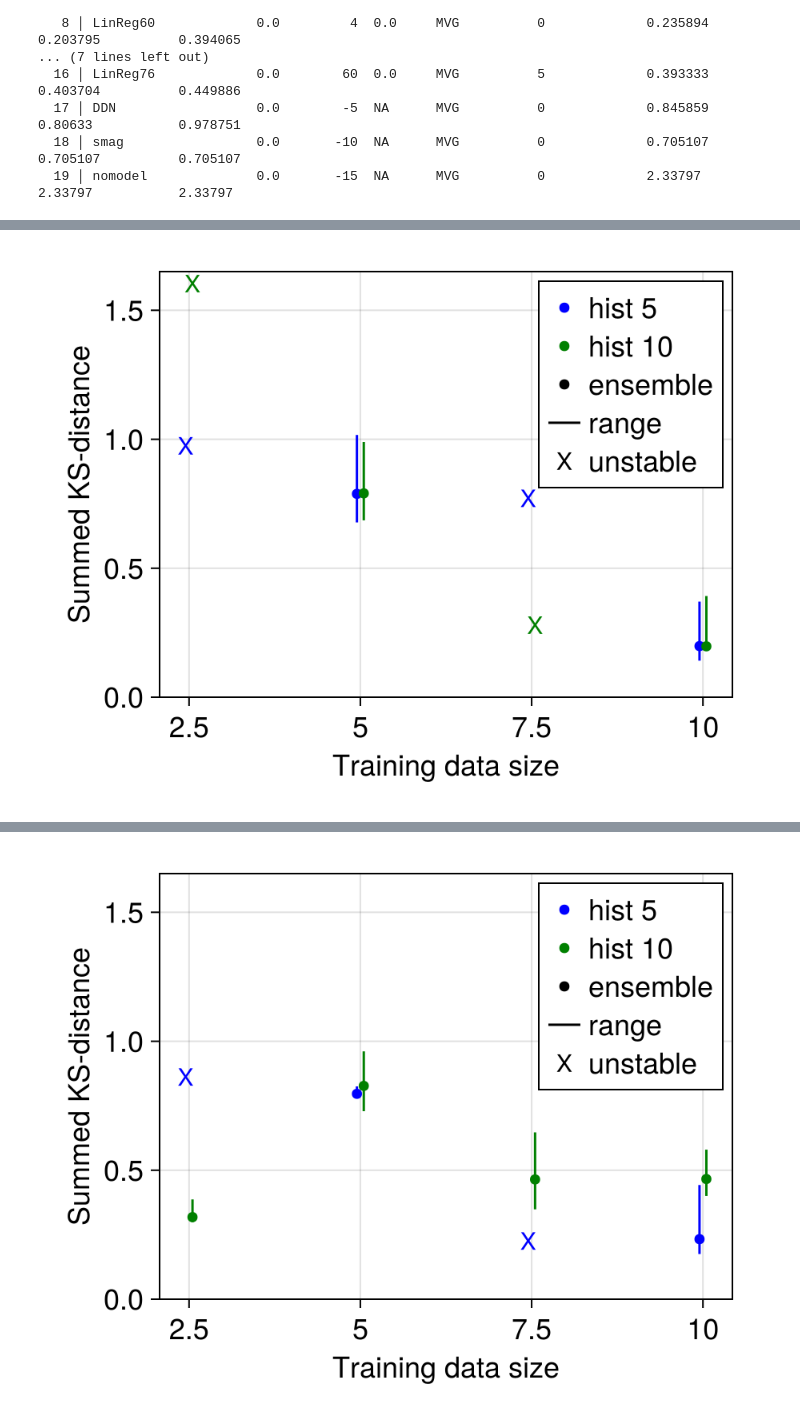
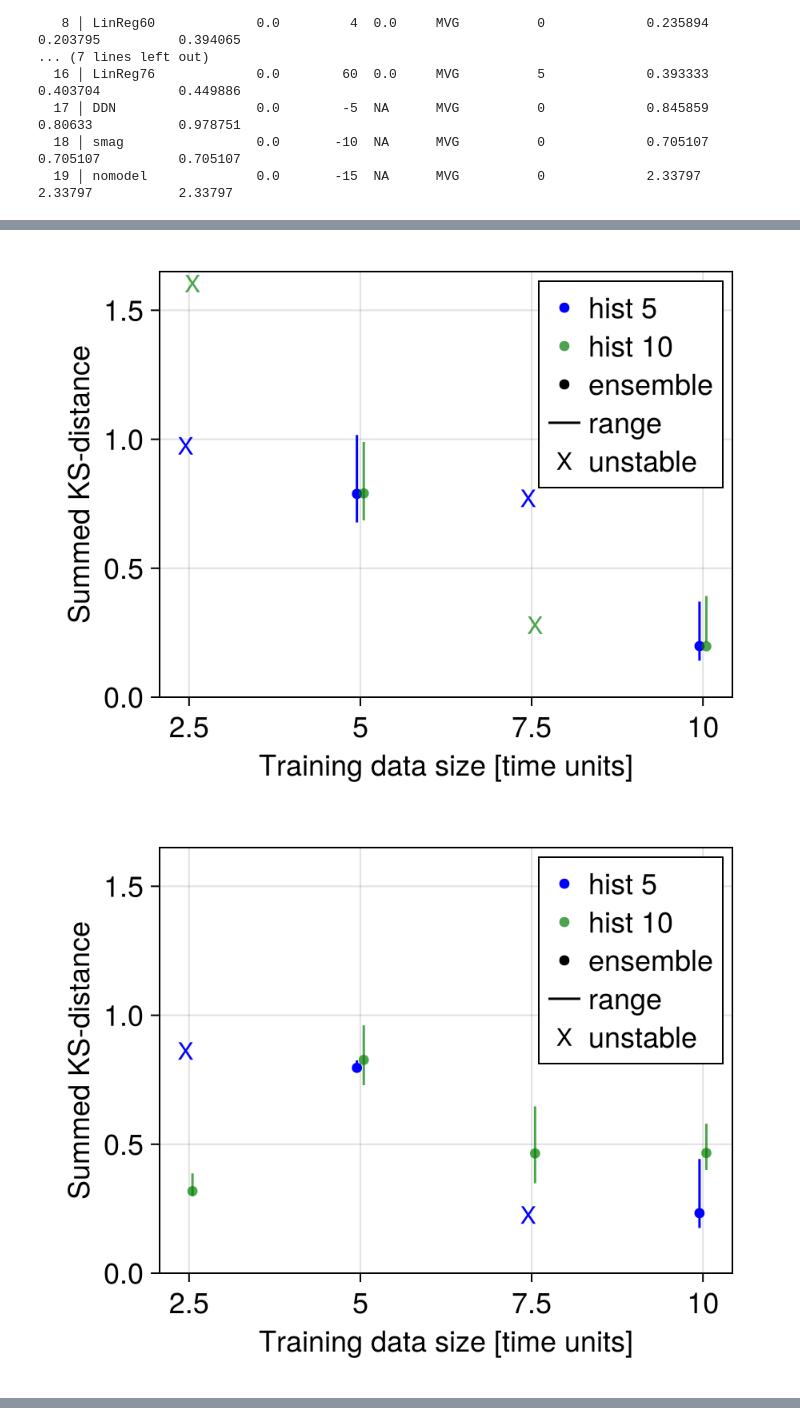
Before and after one commit to rik-stra/IncompressibleNavierStokes.jl, a Jupyter notebook: lib/RikFlow/exp_square_HIT/analyse_KS_databases.ipynb, the cells around one changed output, grey strips where cells are left out. Drawn from its saved outputs; the diff is of its cells as text; code cells hidden in the pictures.

Commit message:
choose better line colors

```diff
--- a/lib/RikFlow/exp_square_HIT/analyse_KS_databases.ipynb
+++ b/lib/RikFlow/exp_square_HIT/analyse_KS_databases.ipynb
@@ -117,9 +117,9 @@ e=scatter!(x0_stable.hist_len, x0_stable.summed_ks; color = :blue, label= "ensem
 r=rangebars!(x0_stable.hist_len, x0_stable.ks_worst_replica, x0_stable.ks_best_replica; color = :blue, label= "range")
 x=scatter!(x0_unstable.hist_len, x0_unstable.summed_ks; color = :blue, label= "unstable", markersize = 15, marker = 'X')
 
-g=scatter!(x01_stable.hist_len.+0.3, x01_stable.summed_ks; color = :green, label= "ensemble")
-rangebars!(x01_stable.hist_len.+0.3, x01_stable.ks_worst_replica, x01_stable.ks_best_replica; color = :green, label= "range")
-scatter!(x01_unstable.hist_len.+0.3, x01_unstable.summed_ks; color = :green, label= "unstable", markersize = 15, marker = 'X')
+g=scatter!(x01_stable.hist_len.+0.3, x01_stable.summed_ks; color = (:green, 0.7), label= "ensemble")
+rangebars!(x01_stable.hist_len.+0.3, x01_stable.ks_worst_replica, x01_stable.ks_best_replica; color = (:green, 0.7), label= "range")
+scatter!(x01_unstable.hist_len.+0.3, x01_unstable.summed_ks; color = (:green, 0.7), label= "unstable", markersize = 15, marker = 'X')
 
 p = [MarkerElement(color = :black, marker = :circle)]
 l = [LineElement(color = :black)]
@@ -180,38 +180,39 @@ for lab in [0.0, 0.01, 0.1]
     x.data_size = map(x -> x[2]/400, x.train_range)
 
     print(x[!,["name", "tracking_noise",	"hist_len",	"lambda", "train_range", "data_size","n_unstable","summed_ks", "ks_best_replica", "ks_worst_replica"]])
 
     x5_unstable = x[x.hist_len .== 5 .&& x.n_unstable .>= 1, :]
     x5_stable = x[x.hist_len .== 5 .&& x.n_unstable .== 0, :]
     x10_unstable = x[x.hist_len .== 10 .&& x.n_unstable .>= 1, :]
     x10_stable = x[x.hist_len .== 10 .&& x.n_unstable .== 0, :]
 
     fig = Figure(size=(450,350), fontsize=18)
     a = Axis(fig[1, 1])
 
     e=scatter!(x5_stable.data_size.-0.05, x5_stable.summed_ks; color = :blue, label= "ensemble")
     r=rangebars!(x5_stable.data_size.-0.05, x5_stable.ks_worst_replica, x5_stable.ks_best_replica; color = :blue, label= "range")
     x=scatter!(x5_unstable.data_size.-0.05, x5_unstable.summed_ks; color = :blue, label= "unstable", markersize = 15, marker = 'X')
 
-    g=scatter!(x10_stable.data_size.+0.05, x10_stable.summed_ks; color = :green, label= "ensemble")
-    rangebars!(x10_stable.data_size.+0.05, x10_stable.ks_worst_replica, x10_stable.ks_best_replica; color = :green, label= "range")
-    scatter!(x10_unstable.data_size.+0.05, x10_unstable.summed_ks; color = :green, label= "unstable", markersize = 15, marker = 'X')
+    g=scatter!(x10_stable.data_size.+0.05, x10_stable.summed_ks; color = (:green, 0.7), label= "ensemble")
+    rangebars!(x10_stable.data_size.+0.05, x10_stable.ks_worst_replica, x10_stable.ks_best_replica; color = (:green, 0.7), label= "range")
+    scatter!(x10_unstable.data_size.+0.05, x10_unstable.summed_ks; color = (:green, 0.7), label= "unstable", markersize = 15, marker = 'X')
 
 
     p = [MarkerElement(color = :black, marker = :circle)]
     l = [LineElement(color = :black)]
     x = [MarkerElement(color = :black, marker = 'X', markersize = 15)]
     axislegend(a, [e,g,p,l,x], ["hist 5", "hist 10", "ensemble", "range", "unstable"])
     a.ylabel="Summed KS-distance"
-    a.xlabel="Training data size"
+    a.xlabel="Training data size [time units]"
     a.xticks = ([2.5, 5, 7.5, 10], ["2.5", "5", "7.5", "10"])
     ylims!(a,(0, 1.65))
     display(fig)
     save(@__DIR__()*"/figures/KS_vs_train_size_lambda_$(lab).pdf", fig)
 
 end
 # %% [output]
-[figure, old version]
+[figure, new version]
+[figure, new version]
 8×10 DataFrame
  Row │ name       tracking_noise  hist_len  lambda   train_range  data_size  n_unstable  summed_ks  ks_best_replica  ks_worst_replica
      │ String     Float64         Int64     Float64  Tuple…       Float64    Any         Float64    Float64          Float64
@@ -229,4 +230,3 @@ end
    6 │ LinReg150             0.0         5      0.1  (400, 3000)        7.5  0            0.346901         0.292343          0.477288
    7 │ LinReg153             0.0        10      0.1  (400, 3000)        7.5  0            0.523827         0.437764          0.627034
    8 │ LinReg155             0.0        10      0.1  (400, 4000)       10.0  0            0.374051         0.293093          0.475713
-[figure, old version]
```
Also changed, not shown: parts of 3 cells of this notebook, 2 other files.
